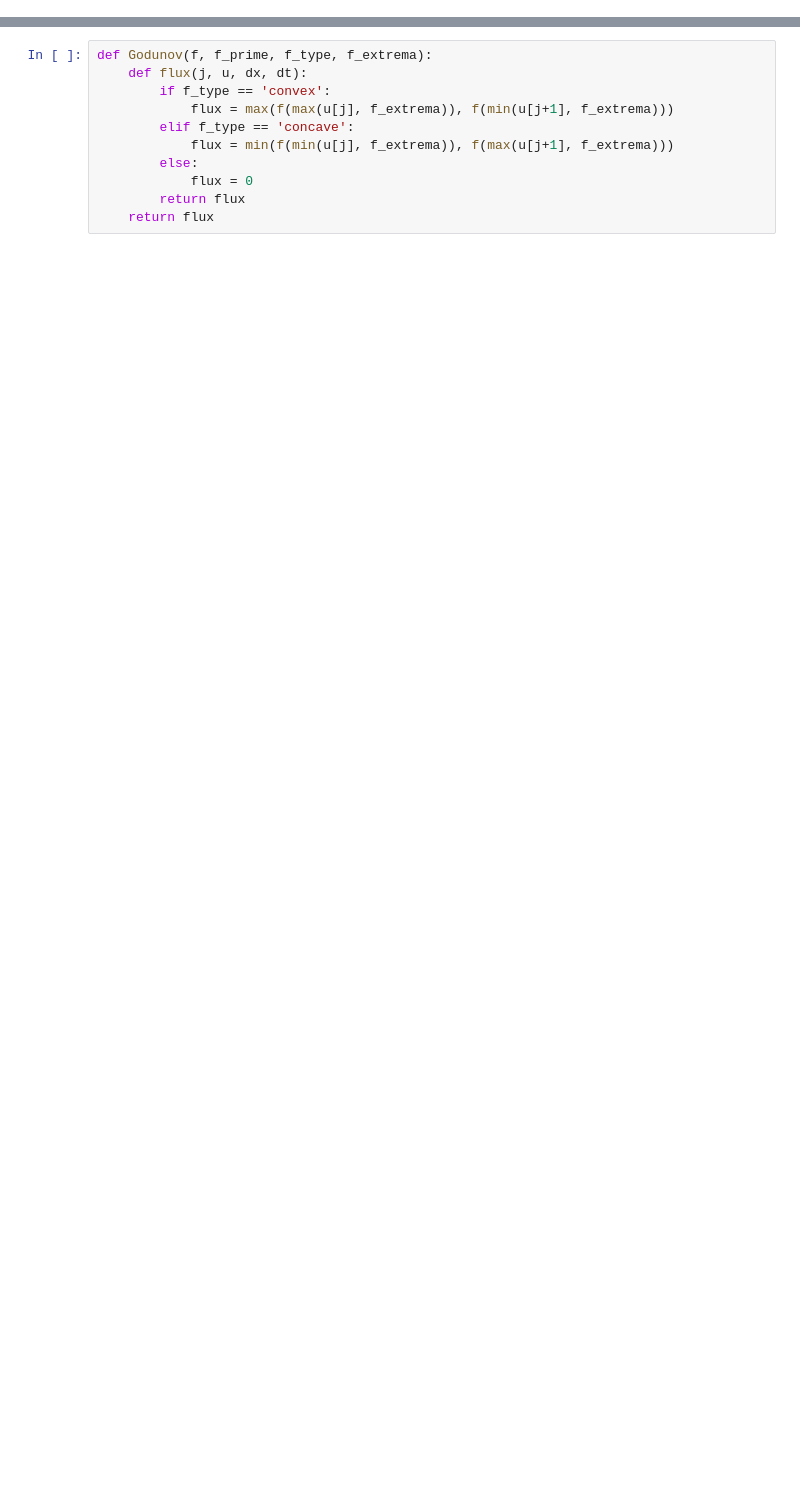
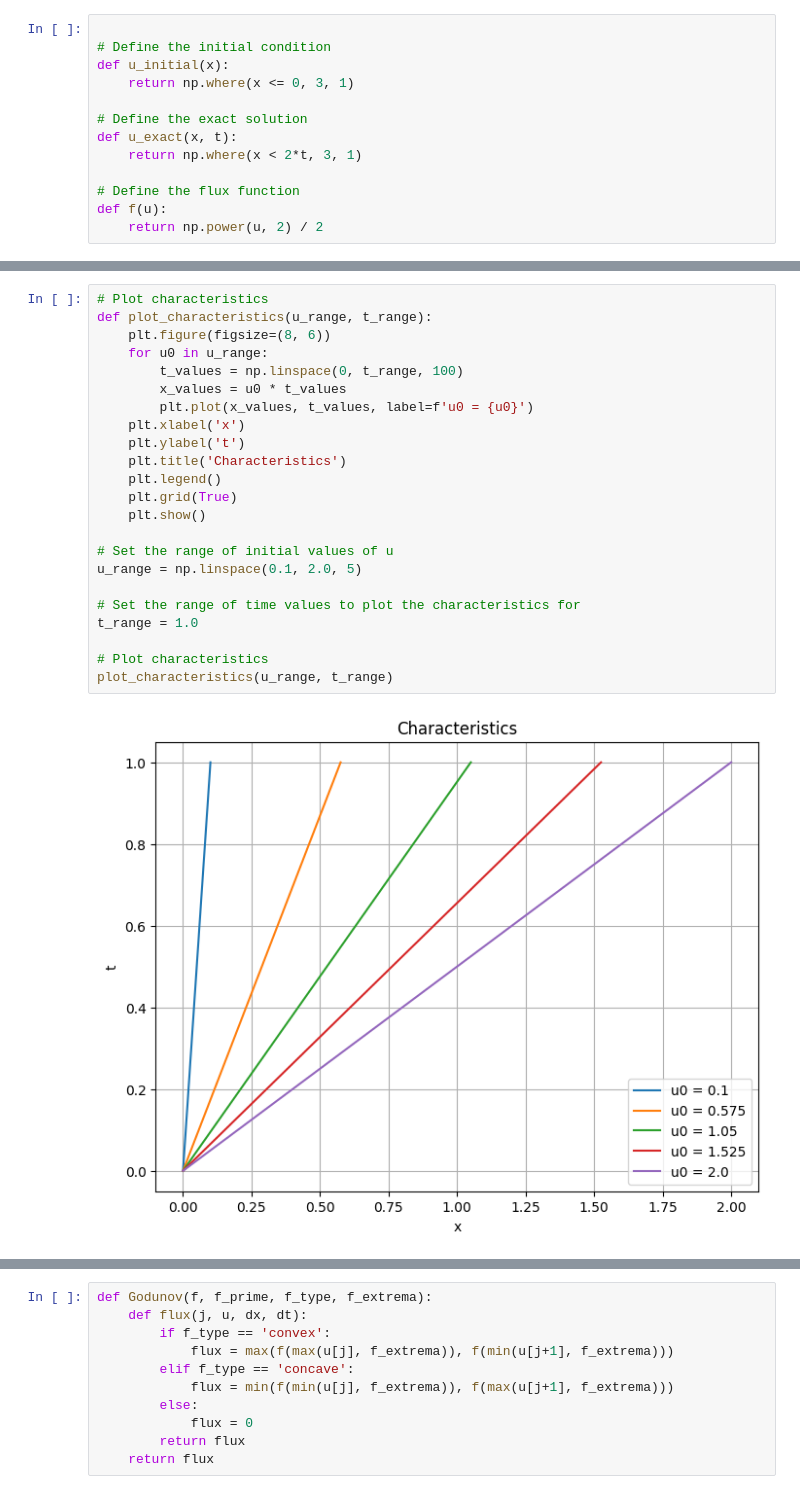
Before and after one commit to c-g-well/FiniteVolume, a Jupyter notebook: projectExperiment.ipynb, the cells around one changed output, grey strips where cells are left out. Cells and saved outputs as stored; diff of their text form; blank space fills up the shorter version.

```diff
--- a/projectExperiment.ipynb
+++ b/projectExperiment.ipynb
@@ -37,0 +221,13 @@ The solution is a shock wave traveling with speed s
+# %%
+
+# Define the initial condition
+def u_initial(x):
+    return np.where(x <= 0, 3, 1)
+
+# Define the exact solution
+def u_exact(x, t):
+    return np.where(x < 2*t, 3, 1)
+
+# Define the flux function
+def f(u):
+    return np.power(u, 2) / 2
@@ -37,0 +271,25 @@ The solution is a shock wave traveling with speed s
+# %%
+# Plot characteristics
+def plot_characteristics(u_range, t_range):
+    plt.figure(figsize=(8, 6))
+    for u0 in u_range:
+        t_values = np.linspace(0, t_range, 100)
+        x_values = u0 * t_values
+        plt.plot(x_values, t_values, label=f'u0 = {u0}')
+    plt.xlabel('x')
+    plt.ylabel('t')
+    plt.title('Characteristics')
+    plt.legend()
+    plt.grid(True)
+    plt.show()
+
+# Set the range of initial values of u
+u_range = np.linspace(0.1, 2.0, 5)
+
+# Set the range of time values to plot the characteristics for
+t_range = 1.0
+
+# Plot characteristics
+plot_characteristics(u_range, t_range)
+# %% [output]
+[figure, added]
```
Also changed, not shown: parts of 34 cells of this notebook.
